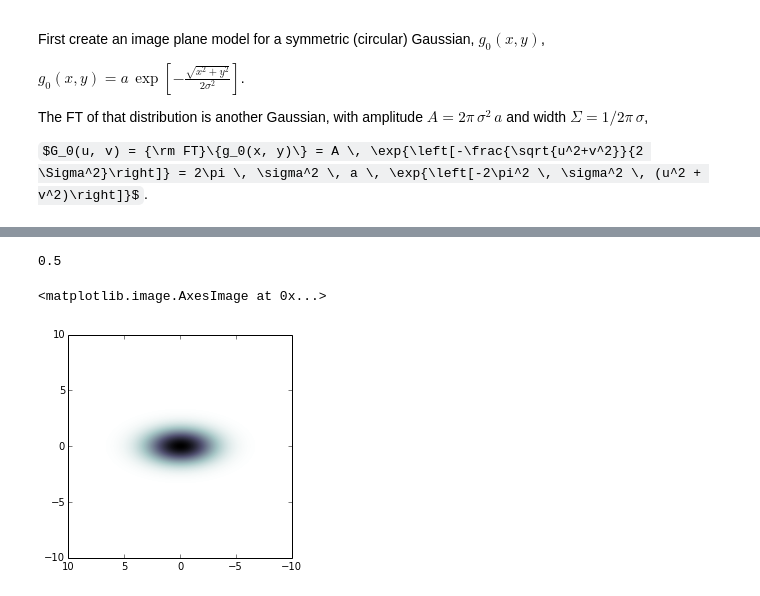
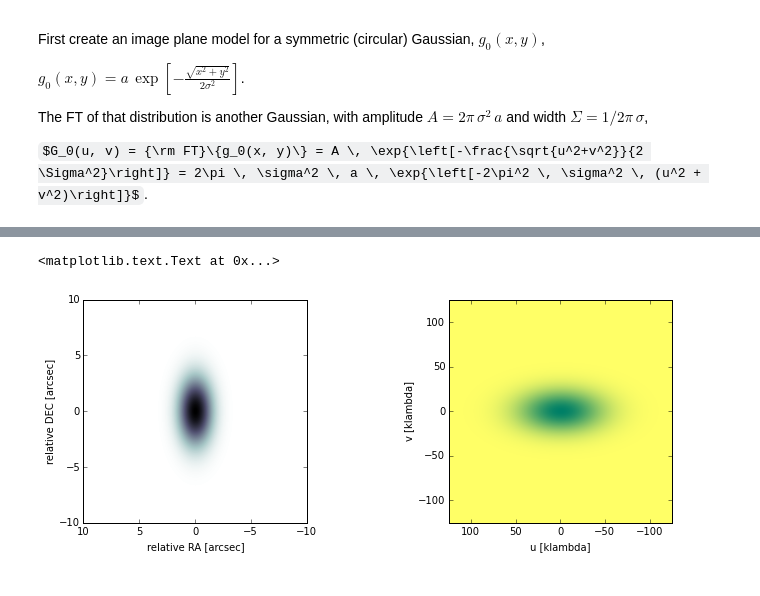
Before and after one commit to seanandrews/D3SB, a Jupyter notebook: projection.ipynb, the cells around one changed output, grey strips where cells are left out. Cells and saved outputs as stored; diff of their text form; code cells hidden in the pictures; some formulas as TeX source.

```diff
--- a/projection.ipynb
+++ b/projection.ipynb
@@ -56,13 +64,21 @@ Now, we can impart a projection into the plane of the sky (an inclination) in se
 # %%
 incl = 60.*np.pi/180.
-print(np.cos(incl))
-g0_i = nrm*np.exp(-0.5*((xp**2/sig**2)+(yp**2/(sig*np.cos(incl))**2)))
+xxp = xp/np.cos(incl)
+r = np.sqrt(xxp**2+yp**2)
+g0_i = nrm*np.exp(-0.5*r**2/sig**2)
 
-#fig, ax = plt.subplots(1, 2, figsize=(12, 4))
-plt.imshow(g0_i, extent=[10, -10, -10, 10], cmap='bone_r', vmax=0.1, vmin=0.0)
-#plt.xlabel('relative RA [arcsec]')
-#plt.ylabel('relative DEC [arcsec]')
+uup = up*np.cos(incl)
+rho = np.sqrt(uup**2 + vp**2)
+rhol = 1e3*rho/206264.806427
+G0_i = 2.*np.pi*np.abs(np.cos(incl))*sig**2*nrm*np.exp(-2.*np.pi**2*sig**2*rhol**2)
+
+fig, ax = plt.subplots(1, 2, figsize=(12, 4))
+ax[0].imshow(g0_i, extent=[10, -10, -10, 10], cmap='bone_r', vmax=0.1, vmin=0.0)
+ax[0].set_xlabel('relative RA [arcsec]')
+ax[0].set_ylabel('relative DEC [arcsec]')
+ax[1].imshow(G0_i, extent=[125, -125, -125, 125], cmap='summer_r')
+ax[1].set_xlabel('u [klambda]')
+ax[1].set_ylabel('v [klambda]')
 # %% [output]
-0.5
+<matplotlib.text.Text at 0x...>
-<matplotlib.image.AxesImage at 0x...>
-[figure, old version]
+[figure, new version]
```
Also changed, not shown: parts of 3 cells of this notebook.
